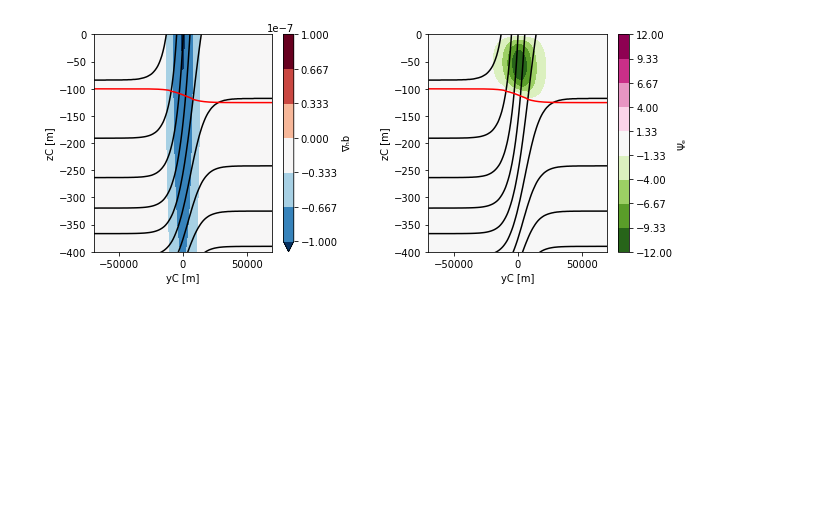
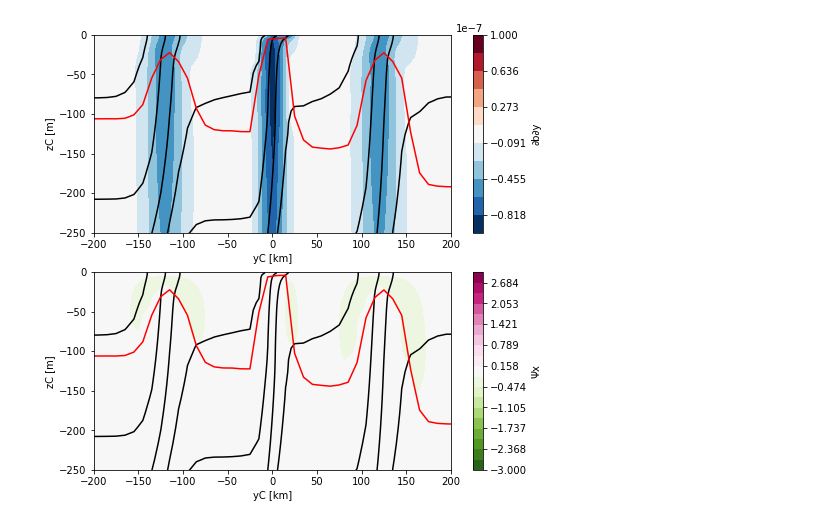
Before and after one commit to iuryt/MLE.jl, a Jupyter notebook: MLE_analysis.ipynb, the cells around one changed output. Cells and saved outputs as stored; diff of their text form; code cells hidden in the pictures; blank space fills up the shorter version.

```diff
--- a/MLE_analysis.ipynb
+++ b/MLE_analysis.ipynb
@@ -0,0 +1,7 @@
+# %%
+import xarray as xr
+import matplotlib.pyplot as plt
+
+ds = xr.open_dataset("data/output.nc").squeeze()
+ds = ds.assign_coords(yC=ds.yC*1e-3,yF=ds.yF*1e-3)
+ds = ds.assign_coords(time=ds.time.astype("float")*1e-9/86400)
@@ -1,23 +18,20 @@
 # %%
-import xarray as xr
-import matplotlib.pyplot as plt
-
-ds = xr.open_dataset("data/output.nc").squeeze()
-
-ti = 0
-fig,ax = plt.subplots(1, 2, figsize=(10,4))
+ti = -1
+fig,ax = plt.subplots(2, 1, figsize=(8,8))
 
 fig.subplots_adjust(wspace=0.5)
 
-ds["∇ₕb"].isel(time=0).plot.contourf(ax=ax[0], cmap="RdBu_r", vmin=-1e-7, vmax=1e-7)
-ds["Ψₑ"].isel(time=ti).plot.contourf(ax=ax[1], cmap="PiYG_r", vmin=-12, vmax= 12, levels=10)
+ds["∂b∂y"].isel(time=ti).plot.contourf(ax=ax[0], cmap="RdBu_r", vmin=-1e-7, vmax=1e-7, levels=12)
+ds["Ψx"].isel(time=ti).plot.contourf(ax=ax[1], cmap="PiYG_r", vmin=-3, vmax=3, levels=20)
 
 for a in ax:
-    (-ds["h"]).isel(time=0).plot(ax=a, color="red")
+    (-ds["h"]).isel(time=ti).plot(ax=a, color="red")
     ds["b"].isel(time=ti).plot.contour(ax=a, levels=20, colors="k", linestyles="-")
     a.set(
-        ylim=[-400,0],
+        ylim=[-250,0],
+        xlim=[-200,200],
+        xlabel="yC [km]",
         title="",
     )
 # %% [output]
-[figure, old version]
+[figure, new version]
```
Also changed, not shown: parts of 3 cells of this notebook.
